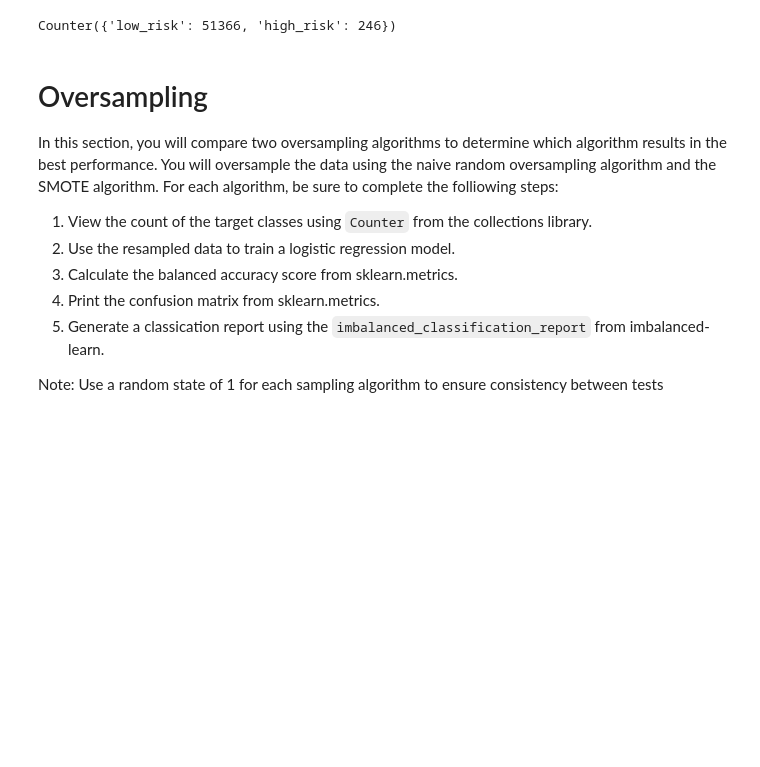
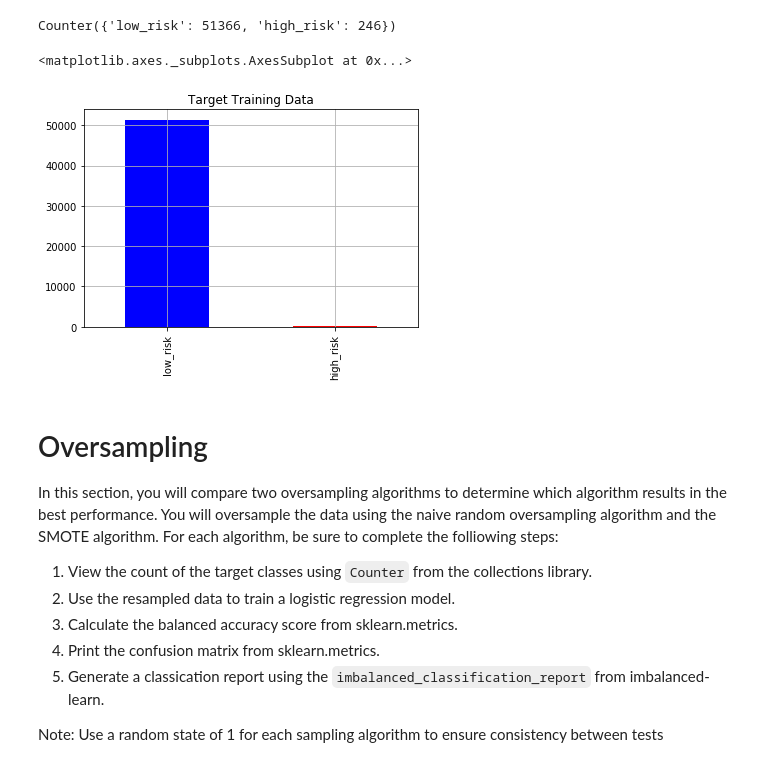
Before and after one commit to jennifermulroy/11-Machine-Learning, a Jupyter notebook: credit_risk_resampling.ipynb, the cells around one changed output. Drawn from its saved outputs; the diff is of its cells as text; code cells hidden in the pictures; blank space fills up the shorter version.

```diff
--- a/credit_risk_resampling.ipynb
+++ b/credit_risk_resampling.ipynb
@@ -135,6 +144,12 @@ X_train, X_test, y_train, y_test = train_test_split(X,
 Counter(y_train)
 # %% [output]
 Counter({'low_risk': 51366, 'high_risk': 246})
+# %%
+y_train_vis = y_train.value_counts()
+y_train_vis.plot(kind='bar', title='Target Training Data', grid=True, color=['blue', 'red'])
+# %% [output]
+<matplotlib.axes._subplots.AxesSubplot at 0x...>
+[figure, added]
 # %% [markdown]
 # Oversampling
 
```
Also changed, not shown: parts of 15 cells of this notebook.
